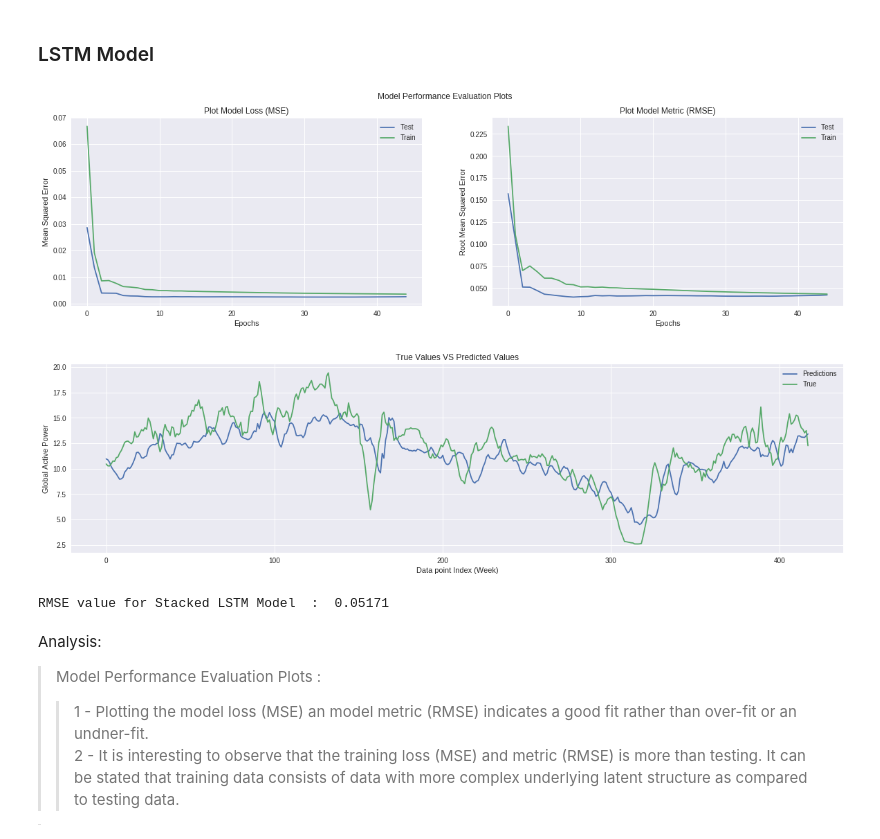
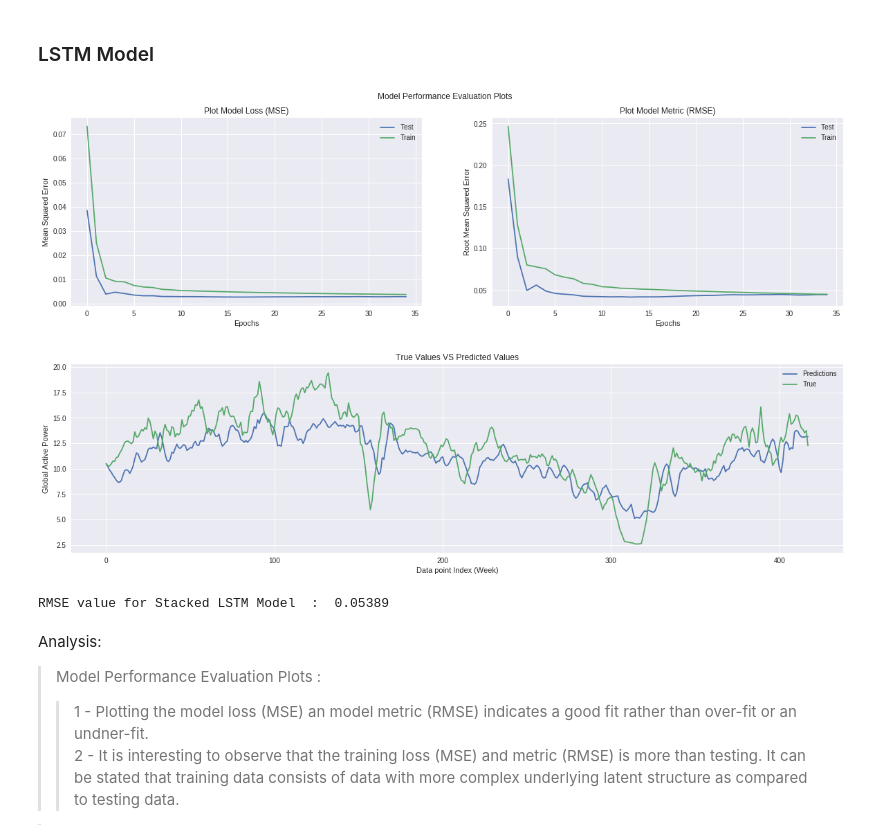
Before and after one commit to iam-armanahmed/household-electric-power-consumption, a Jupyter notebook: EDA_and_Model.ipynb, the cells around one changed output. Drawn from its saved outputs; the diff is of its cells as text; code cells hidden in the pictures.

Commit message:
EDA and Model upadate

```diff
--- a/EDA_and_Model.ipynb
+++ b/EDA_and_Model.ipynb
@@ -533,7 +530,7 @@ def convert_to_supervised(df):
         if end_idx > len_df-7:
             break
 
-        input_x , output_y = df[i:end_idx, :], df[end_idx: end_idx+7, 0]
+        input_x , output_y = df[i:end_idx, 1:], df[end_idx: end_idx+7, 0]
 
         input_features.append(input_x)
         ouput_feature.append(output_y)
@@ -581,7 +574,7 @@ def compute_rmse(y_pred, y_true):
 
     return np.sqrt(mean_squared_error(y_pred, y_true))
 # %%
-def plot_model_performance(h):
+def plot_model_performance(h, image_name):
 
     """
     Function to plot the model history, which includes model loss 'MSE' and model metric 'RMSE'
@@ -609,10 +602,10 @@ def plot_model_performance(h):
     ax[1].legend(loc='upper right')
 
     fig.suptitle('Model Performance Evaluation Plots')
-
+    plt.savefig('Images/'+image_name+'loss_and_metric.png', dpi=300)
     plt.show()
 # %%
-def plot_pred_vs_true(y_pred, y_true):
+def plot_pred_vs_true(y_pred, y_true, image_name):
 
     """
     Function to plot predictions vs true values.
@@ -629,6 +622,7 @@ def plot_pred_vs_true(y_pred, y_true):
     ax.legend(loc='upper right')
 
     plt.title('True Values VS Predicted Values')
+    plt.savefig('Images/'+image_name+'pred_vs_true.png', dpi=300)
     plt.show()
 # %% [markdown]
 ### CNN Model
@@ -677,30 +671,30 @@ Analysis :
 # %%
 # Define model
 lstm_model = Sequential()
 lstm_model.add(LSTM(100, activation='relu', input_shape=(X_train.shape[1], X_train.shape[2]), return_sequences=True))
 lstm_model.add(LSTM(80, activation='relu',  return_sequences=True))
 lstm_model.add(LSTM(50, activation='relu'))
 lstm_model.add(Dense(20, activation='relu'))
 lstm_model.add(Dense(1))
 
 # Compile Model
 lstm_model.compile(optimizer='adam', loss ='mean_squared_error', metrics=[model_rmse])
 
 # Fit the model
-history = lstm_model.fit(X_train, Y_train, batch_size=128, validation_data=(X_test, Y_test), epochs=45, verbose=0, shuffle=False)
+history = lstm_model.fit(X_train, Y_train, batch_size=128, validation_data=(X_test, Y_test), epochs=35, verbose=0, shuffle=False)
 
 # Plot model history
-plot_model_performance(history)
+plot_model_performance(history, 'LSTM-Model')
 
 # Plot Model predictions vs True values
-plot_pred_vs_true(lstm_model.predict(X_test) / scaler.scale_[-1], Y_test / scaler.scale_[-1])
+plot_pred_vs_true(lstm_model.predict(X_test) / scaler.scale_[-1], Y_test / scaler.scale_[-1], 'LSTM-Model')
 
 # Evaluate rmse for LSTM
 print('RMSE value for Stacked LSTM Model  :  %.5f '  % compute_rmse(lstm_model.predict(X_test), Y_test))
 # %% [output]
-[figure, old version]
+[figure, new version]
-[figure, old version]
+[figure, new version]
-RMSE value for Stacked LSTM Model  :  0.05171
+RMSE value for Stacked LSTM Model  :  0.05389
 # %% [markdown]
 Analysis:
 > Model Performance Evaluation Plots :
```
Also changed, not shown: parts of 12 cells of this notebook.
